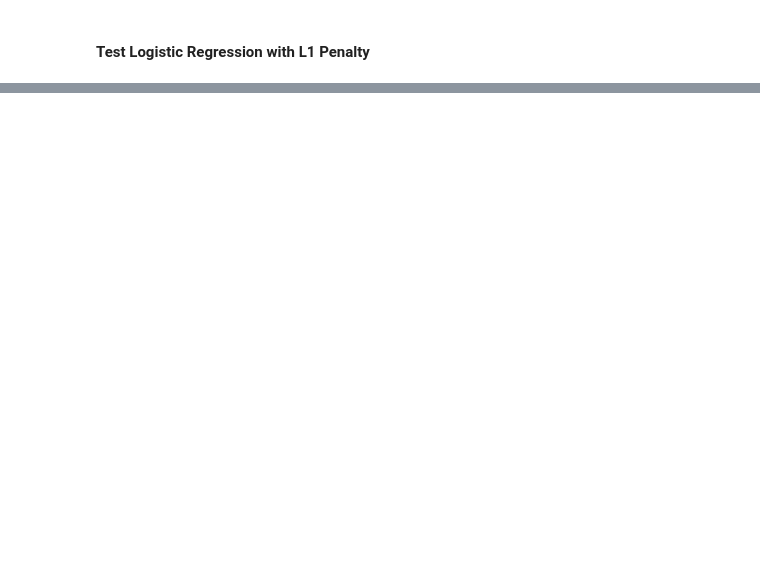
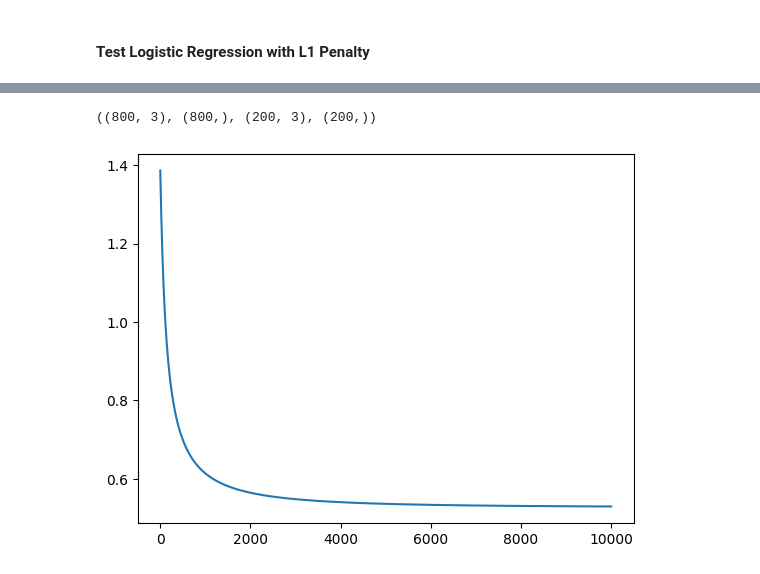
Before and after one commit to davidblanar/ml-algorithms, a Jupyter notebook: linear_models.ipynb, the cells around one changed output, grey strips where cells are left out. Cells and saved outputs as stored; diff of their text form; code cells hidden in the pictures; blank space fills up the shorter version.

Commit message:
softmax regression

```diff
--- a/linear_models.ipynb
+++ b/linear_models.ipynb
@@ -105,11 +105,10 @@ $$
 where $X$ is our data ($N$ samples x $n$ features), $w$ is a vector of coefficients ($\beta_1 ... \beta_n$), $b$ is the y-intercept (same as $\beta_0$ previously) and y is a vector of true values ($y_1 ... y_N$).
 # %%
 class LinReg:
-    def __init__(self, eps=1e-6, lr=0.01, max_iter=10000, seed=None):
+    def __init__(self, eps=1e-6, lr=0.01, max_iter=10000):
         self.eps = eps
         self.max_iter = max_iter
         self.lr = lr
-        self.rng = np.random.default_rng(seed)
         self.intercept = None
         self.coefs = []
         self.losses = []
@@ -125,8 +124,8 @@ class LinReg:
 
         y = y.reshape(-1, 1)
         # initialize intercept and coefficients
-        b = self.rng.random(size=1)
-        w = self.rng.random(size=X.shape[1])
+        b = np.zeros(1)
+        w = np.zeros(X.shape[1])
         if w.ndim == 1:
             w = w.reshape(-1, 1)
 
@@ -454,11 +452,10 @@ where $z^{(i)} = wx^{(i)} + b$.
 Just like in the case of **Linear Regression**, we can regularize the **Logistic Regression**. Since we're working with linear models, the formulas for the penalties and the derivatives are the same. For L1 regularization, we use the **Soft-Threshold Operator** as before.
 # %%
 class LogReg:
-    def __init__(self, eps=1e-7, lr=0.01, max_iter=10000, seed=None):
+    def __init__(self, eps=1e-7, lr=0.01, max_iter=10000):
         self.eps = eps
         self.max_iter = max_iter
         self.lr = lr
-        self.rng = np.random.default_rng(seed)
         self.intercept = None
         self.coefs = []
         self.losses = []
@@ -474,8 +471,8 @@ class LogReg:
 
         y = y.reshape(-1, 1)
         # initialize intercept and coefficients
-        b = self.rng.random(size=1)
-        w = self.rng.random(size=X.shape[1])
+        b = np.zeros(1)
+        w = np.zeros(X.shape[1])
 
         if w.ndim == 1:
             w = w.reshape(-1, 1)
@@ -607,7 +604,7 @@ recall_score(y_test, lr.predict(X_test)), recall_score(y_test, lr2.predict(X_tes
 # %% [markdown]
 #### Test Logistic Regression with L1 Penalty
 # %%
-lr = LassoLogReg(seed=1, lambda_=20).fit(X_train, y_train)
+lr = LassoLogReg(lambda_=20).fit(X_train, y_train)
 lr2 = LogisticRegression(solver='liblinear', penalty='l1', C=1 / 20).fit(X_train, y_train)
 # %%
 precision_score(y_test, lr.predict(X_test)), precision_score(y_test, lr2.predict(X_test))
@@ -652,0 +750,11 @@ $$
+# %%
+X, y = make_classification(n_samples=1000, n_features=3, n_informative=3, n_redundant=0, n_classes=4, n_clusters_per_class=1, random_state=42)
+X_train, X_test, y_train, y_test = train_test_split(X, y, test_size=0.2, random_state=42)
+X_train.shape, y_train.shape, X_test.shape, y_test.shape
+# %% [output]
+((800, 3), (800,), (200, 3), (200,))
+# %%
+sr = SoftmaxReg().fit(X_train, y_train)
+plt.plot(sr.losses);
+# %% [output]
+[figure, added]
```
Also changed, not shown: parts of 21 cells of this notebook.
